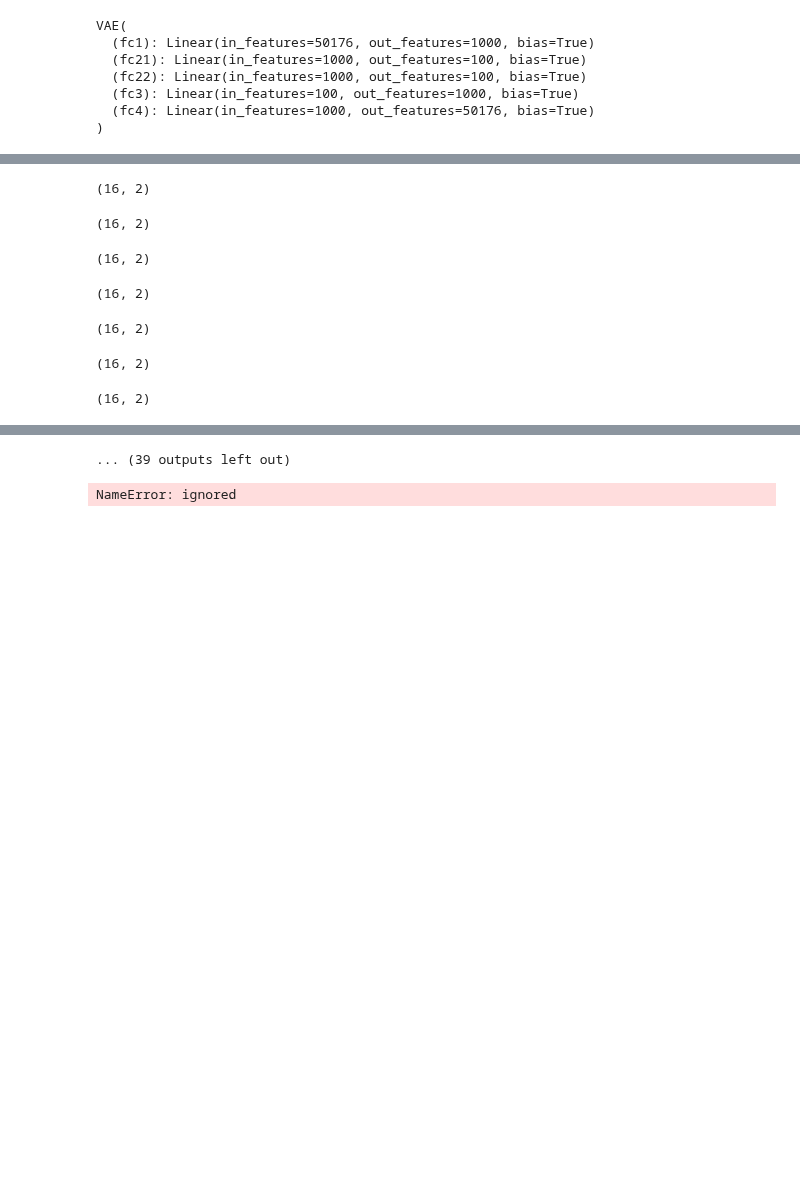
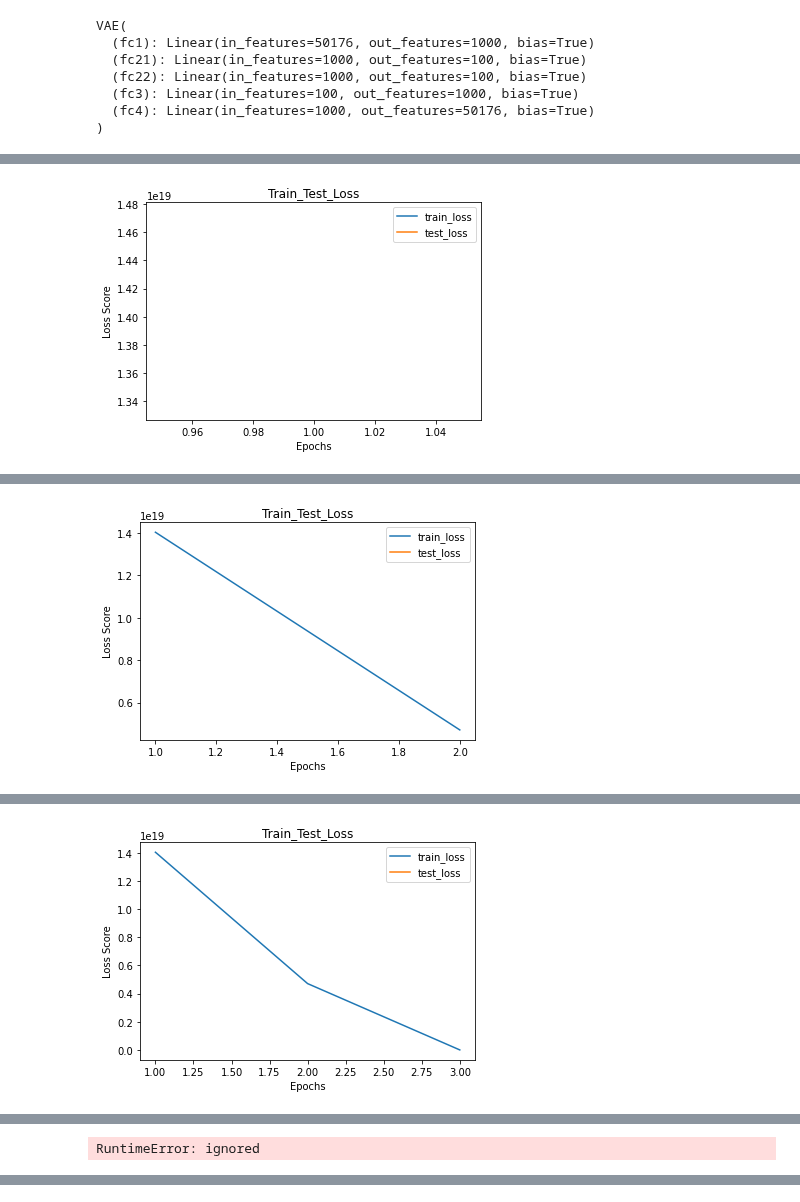
Before and after one commit to Steve-YJ/Colab_Exercise, a Jupyter notebook: Again_Training_Exp02_Epoch_params_t_SNE_VAE.ipynb, the cells around one changed output, grey strips where cells are left out. Cells and saved outputs as stored; diff of their text form; code cells hidden in the pictures; blank space fills up the shorter version.

```diff
--- a/Again_Training_Exp02_Epoch_params_t_SNE_VAE.ipynb
+++ b/Again_Training_Exp02_Epoch_params_t_SNE_VAE.ipynb
@@ -335,7 +336,7 @@ Epoch_Loss = {'train_epoch':[],
 # PATH = '/Again_original_Exp01_200-Epoch.pth'
 
 PATH = 'Epochs.pth'
-latent_vector = np.zeros((16, 100))
+# latent_vector = np.zeros((16, 100))
 # %%
 # Reconstruction + KL divergence losses summed over all elements and batch
 def loss_function(recon_x, x, mu, logvar):
@@ -450,5 +438,5 @@ def test(epoch):
 # %%
-epochs = 1
+epochs = 200
 
 for epoch in range(1, epochs + 1):
         print(epoch)
@@ -489,0 +478 @@ Train Epoch: 1 [0/7471 (0%)]    Loss: 35143.496094
+[figure, added]
@@ -491,0 +496 @@ Train Epoch: 1 [320/7471 (4%)]  Loss: 37252.589844
+[figure, added]
@@ -492,0 +514 @@ Train Epoch: 1 [320/7471 (4%)]  Loss: 37252.589844
+[figure, added]
@@ -494,7 +532 @@ Train Epoch: 1 [320/7471 (4%)]  Loss: 37252.589844
-(16, 2)
+RuntimeError: ignored
-(16, 2)
-(16, 2)
-(16, 2)
-(16, 2)
-(16, 2)
-(16, 2)
@@ -503,17 +532,0 @@ Train Epoch: 1 [480/7471 (6%)]  Loss: 36309.476562
-... (39 outputs left out)
-# %%
-# Reference: https://github.com/tayden/VAE-Latent-Space-Explorer/blob/master/scripts/VAE.ipynb
-
-# build a model to project inputs on the latent space
-encoder = Model(x, z_mean)
-
-# display a 2D plot of the digit classes in the latent space
-x_test_encoded = encoder.predict(x_test, batch_size=batch_size)
-plt.figure(figsize=(6, 6))
-plt.scatter(x_test_encoded[:, 0], x_test_encoded[:, 1], c=y_test)
-plt.colorbar()
-plt.show()
-
-encoder.save('encoder.h5')
-# %% [output]
-NameError: ignored
```
Also changed, not shown: parts of 10 cells of this notebook.
